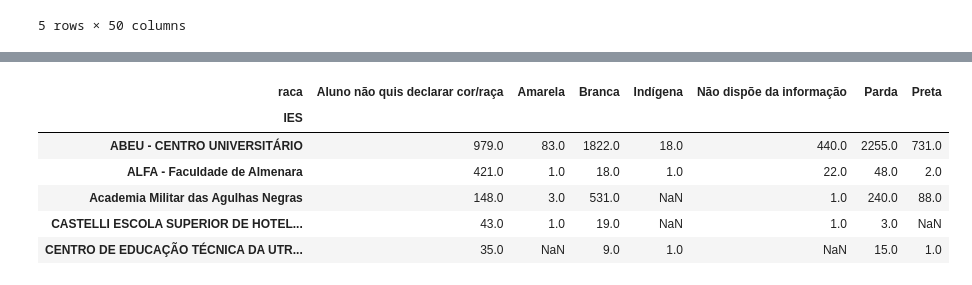
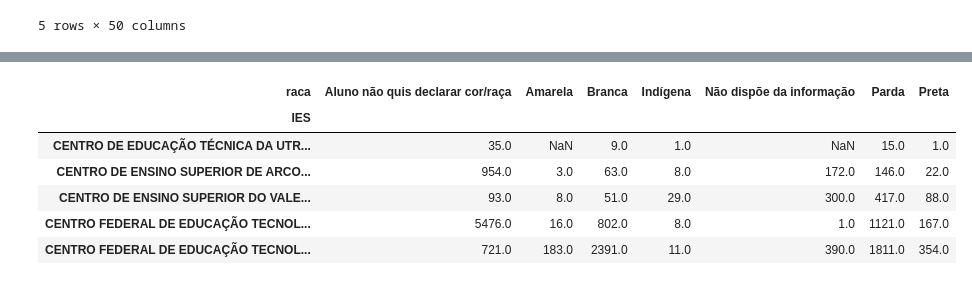
Before and after one commit to if1015-datascience-ufpe/2018-1-projeto-farm-lands, a Jupyter notebook: ass6.ipynb, the cells around one changed output, grey strips where cells are left out. Drawn from its saved outputs; the diff is of its cells as text; code cells hidden in the pictures.

Commit message:
Raça/cor por IES e Curso
Separados em Público e Privado

```diff
--- a/ass6.ipynb
+++ b/ass6.ipynb
@@ -12,12 +12,3 @@ if not os.path.exists("data"):
     !cd data && rm -r ANEXOS LEIA-ME DADOS FILTROS && rm microdados_censo_superior_2016.zip
 # %% [markdown]
 Coloquei em markdown porque tava demorando pra baixar, já que eu tinha os arquivos aqui... preferi deixar assim por enquanto
-# %%
-import pandas as pd
-
-dataframe_alunos_2016 =  pd.read_csv('data/DM_ALUNO.CSV',
-                                     sep='|', encoding='latin1',
-                                     usecols=['CO_IES','NO_IES' ,'CO_TURNO_ALUNO', 'CO_GRAU_ACADEMICO', 'CO_ALUNO_CURSO', 'DS_COR_RACA_ALUNO',
-                                            'CO_MODALIDADE_ENSINO', 'NO_OCDE', 'DS_SEXO_ALUNO', 'NU_ANO_ALUNO_NASC', 'CO_ALUNO_SITUACAO',
-                                             'IN_FINANC_ESTUDANTIL', 'CO_TIPO_ESCOLA_ENS_MEDIO', 'ANO_INGRESSO', 'IN_DEF_FISICA'])
-dataframe_alunos_2016.head()
@@ -158,0 +217,6 @@ IES_raca.head()
+# %%
+IES_raca_Publico = DF_alunos2016[((DF_alunos2016.CO_CATEGORIA_ADMINISTRATIVA == 1)|(DF_alunos2016.CO_CATEGORIA_ADMINISTRATIVA == 2)
+                                 |(DF_alunos2016.CO_CATEGORIA_ADMINISTRATIVA == 3) )]
+IES_raca_Publico = pd.melt(IES_raca_Publico, id_vars = 'NO_IES', value_vars ='DS_COR_RACA_ALUNO')
+
+IES_raca_Publico.head()
@@ -159,18 +230,18 @@ IES_raca.head()
 # %%
-IES_raca = IES_raca.rename(columns= {'value' : 'raca'})
-IES_raca = IES_raca.rename(columns= {'NO_IES' : 'IES'})
-IES_raca = IES_raca.rename(columns= {'variable' : 'qtd'})
+IES_raca_Publico = IES_raca_Publico.rename(columns= {'value' : 'raca'})
+IES_raca_Publico = IES_raca_Publico.rename(columns= {'NO_IES' : 'IES'})
+IES_raca_Publico = IES_raca_Publico.rename(columns= {'variable' : 'qtd'})
 
-IES_raca = IES_raca.replace(to_replace = 'DS_COR_RACA_ALUNO', value = 1)
+IES_raca_Publico = IES_raca_Publico.replace(to_replace = 'DS_COR_RACA_ALUNO', value = 1)
 
-IES_raca = IES_raca.pivot_table(index = 'IES', columns='raca', values= 'qtd',aggfunc='sum')
+IES_raca_Publico = IES_raca_Publico.pivot_table(index = 'IES', columns='raca', values= 'qtd',aggfunc='sum')
 
-IES_raca.head()
+IES_raca_Publico.head()
 # %% [output]
 | raca | Aluno não quis declarar cor/raça | Amarela | Branca | Indígena | Não dispõe da informação | Parda | Preta |
 | IES |  |  |  |  |  |  |  |
-| ABEU - CENTRO UNIVERSITÁRIO | 979.0 | 83.0 | 1822.0 | 18.0 | 440.0 | 2255.0 | 731.0 |
-| ALFA - Faculdade de Almenara | 421.0 | 1.0 | 18.0 | 1.0 | 22.0 | 48.0 | 2.0 |
-| Academia Militar das Agulhas Negras | 148.0 | 3.0 | 531.0 | NaN | 1.0 | 240.0 | 88.0 |
-| CASTELLI ESCOLA SUPERIOR DE HOTEL... | 43.0 | 1.0 | 19.0 | NaN | 1.0 | 3.0 | NaN |
 | CENTRO DE EDUCAÇÃO TÉCNICA DA UTR... | 35.0 | NaN | 9.0 | 1.0 | NaN | 15.0 | 1.0 |
+| CENTRO DE ENSINO SUPERIOR DE ARCO... | 954.0 | 3.0 | 63.0 | 8.0 | 172.0 | 146.0 | 22.0 |
+| CENTRO DE ENSINO SUPERIOR DO VALE... | 93.0 | 8.0 | 51.0 | 29.0 | 300.0 | 417.0 | 88.0 |
+| CENTRO FEDERAL DE EDUCAÇÃO TECNOL... | 5476.0 | 16.0 | 802.0 | 8.0 | 1.0 | 1121.0 | 167.0 |
+| CENTRO FEDERAL DE EDUCAÇÃO TECNOL... | 721.0 | 183.0 | 2391.0 | 11.0 | 390.0 | 1811.0 | 354.0 |
```
Also changed, not shown: parts of 26 cells of this notebook.
